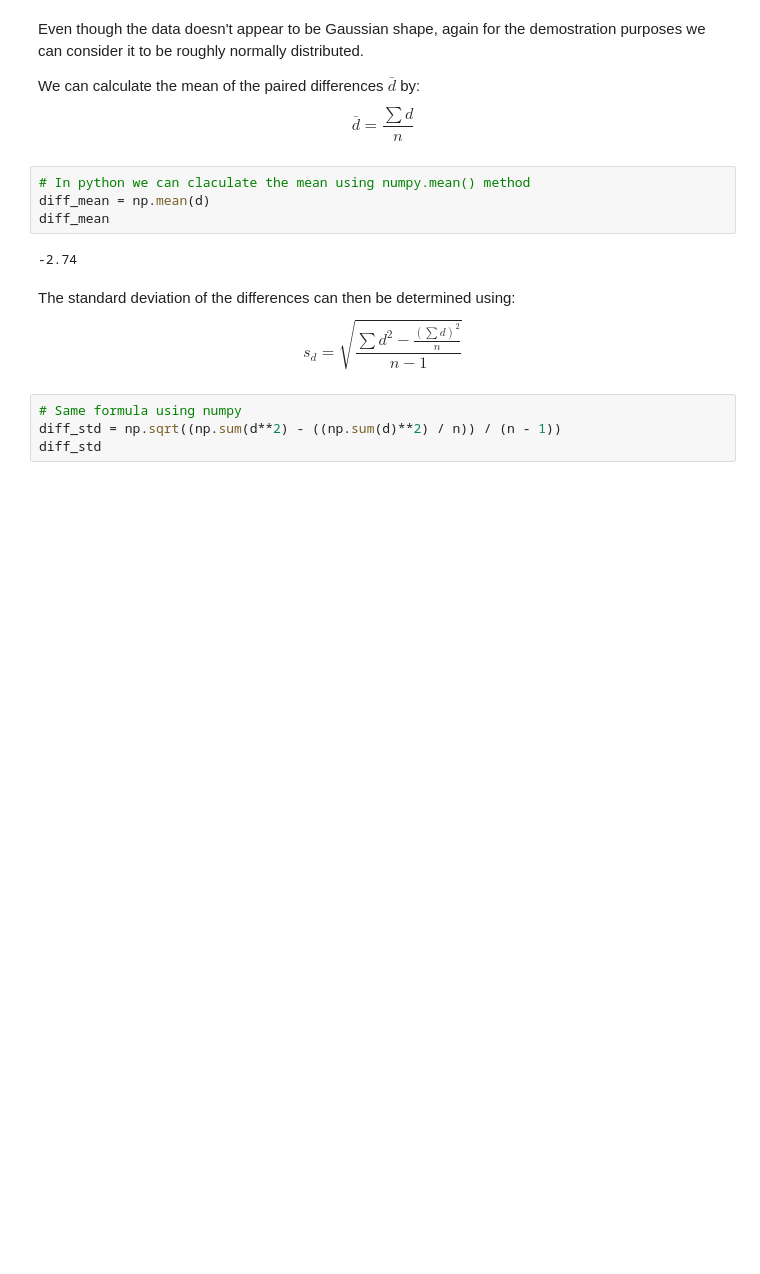
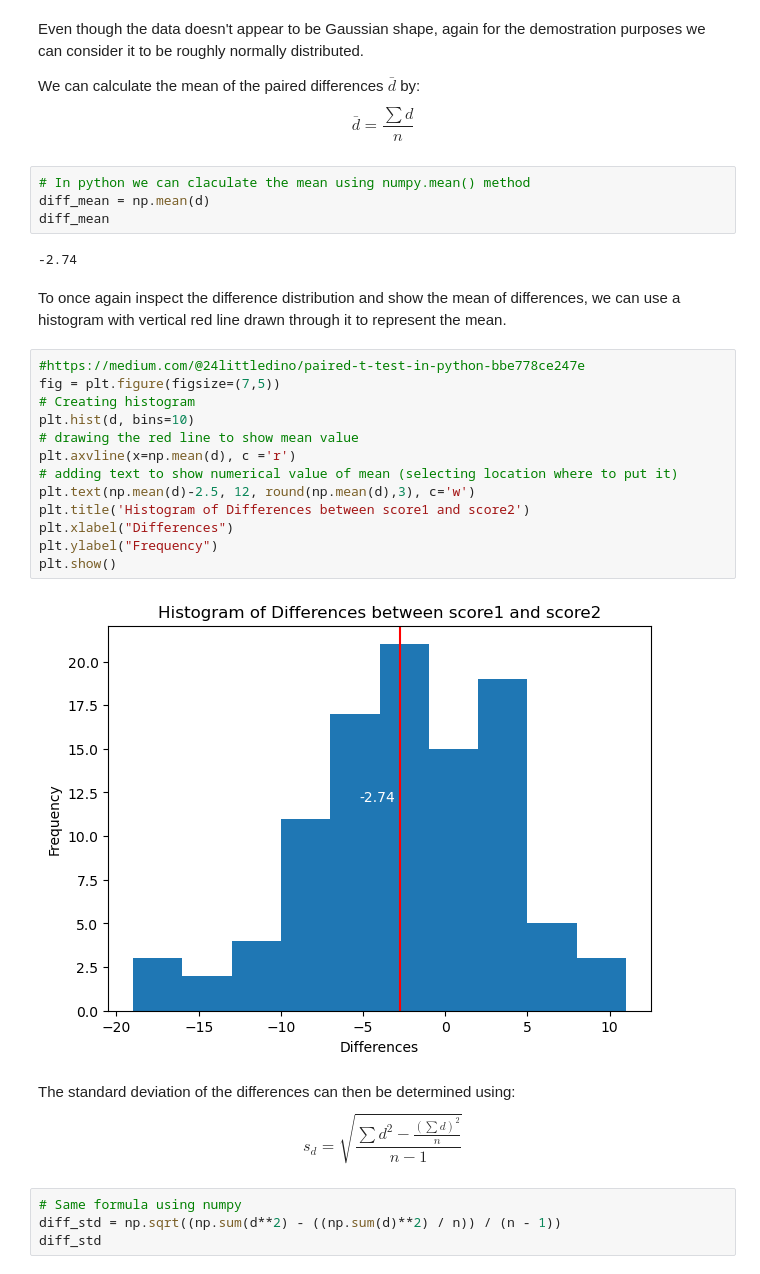
Before and after one commit to angelinka/machine_learning_assessment, a Jupyter notebook: ttest.ipynb, the cells around one changed output. Saved outputs shown, nothing was run; the diff lists cells and outputs as text; blank space fills up the shorter version.

```diff
--- a/ttest.ipynb
+++ b/ttest.ipynb
@@ -409,6 +409,23 @@ diff_mean = np.mean(d)
 diff_mean
 # %% [output]
 -2.74
+# %% [markdown]
+To once again inspect the difference distribution and show the mean of differences, we can use a histogram with vertical red line drawn through it to represent the mean.
+# %%
+#https://medium.com/@24littledino/paired-t-test-in-python-bbe778ce247e
+fig = plt.figure(figsize=(7,5))
+# Creating histogram
+plt.hist(d, bins=10)
+# drawing the red line to show mean value
+plt.axvline(x=np.mean(d), c ='r')
+# adding text to show numerical value of mean (selecting location where to put it)
+plt.text(np.mean(d)-2.5, 12, round(np.mean(d),3), c='w')
+plt.title('Histogram of Differences between score1 and score2')
+plt.xlabel("Differences")
+plt.ylabel("Frequency")
+plt.show()
+# %% [output]
+[figure, added]
 # %% [markdown]
 The standard deviation of the differences can then be determined using:
 \begin{equation*}
```
Also changed, not shown: parts of 25 cells of this notebook.
